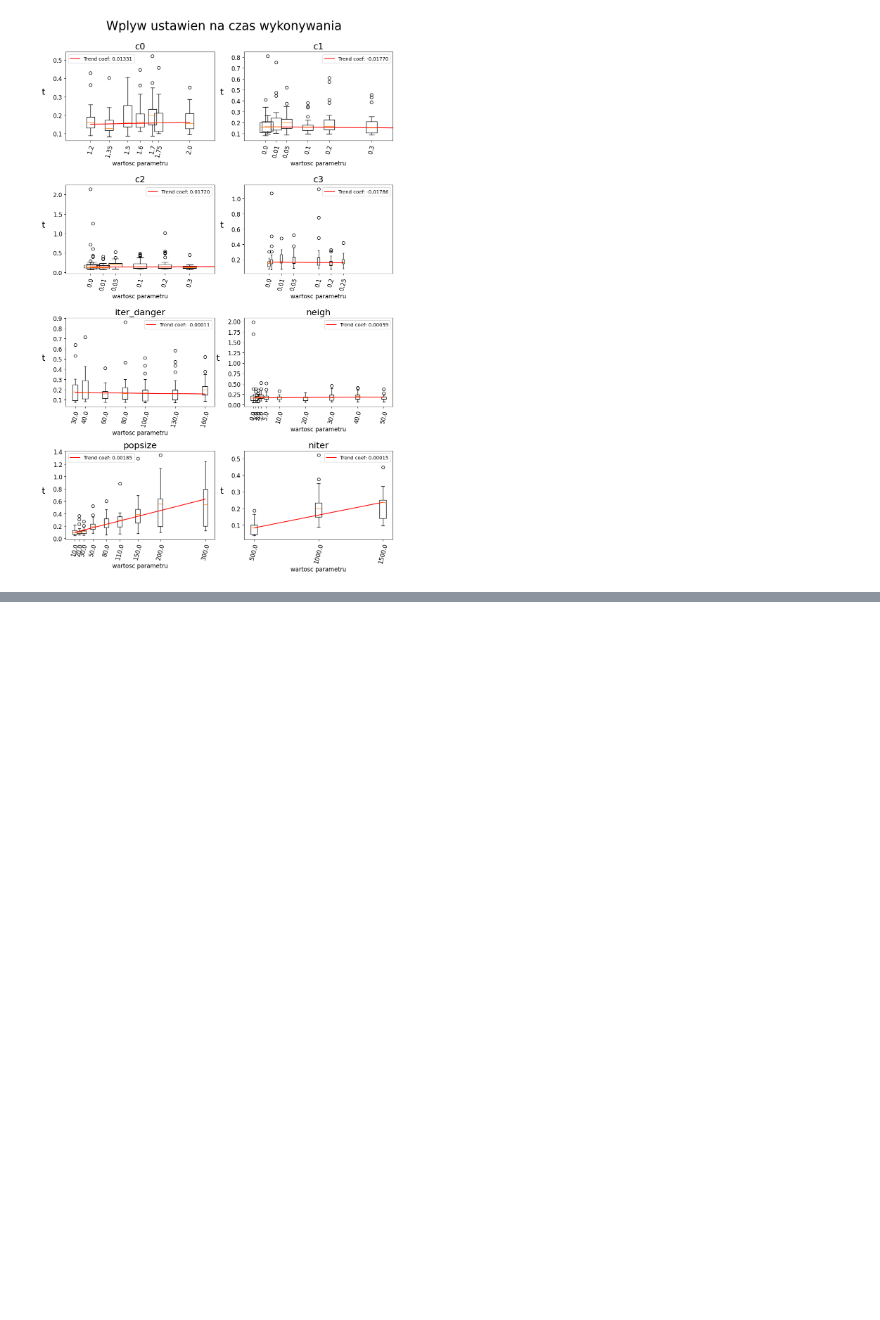
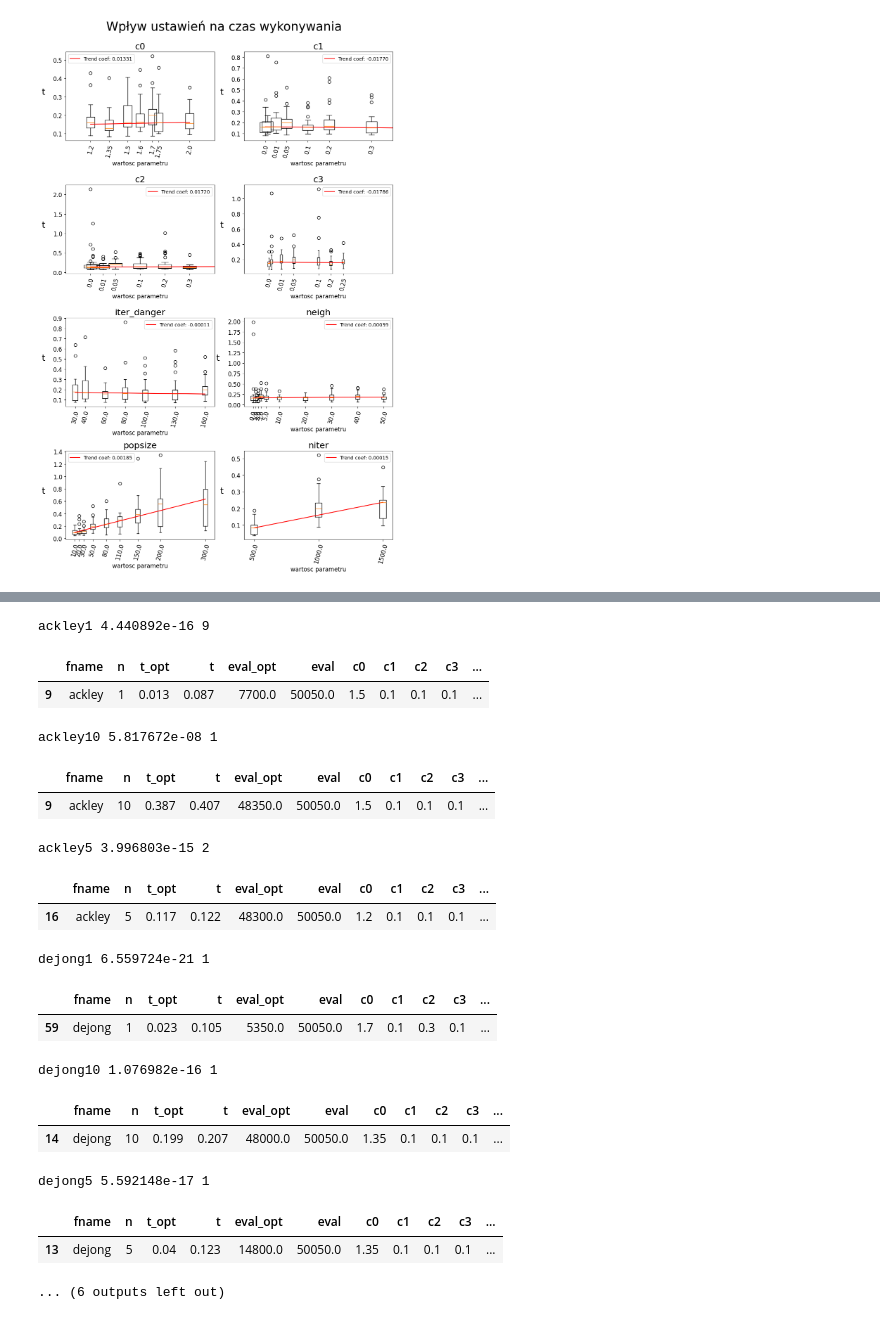
Before and after one commit to isso1550/MSWIO_24Z, a Jupyter notebook: cw10/analiza.ipynb, the cells around one changed output, grey strips where cells are left out. Saved outputs shown, nothing was run; the diff lists cells and outputs as text; code cells hidden in the pictures; blank space fills up the shorter version.

```diff
--- a/cw10/analiza.ipynb
+++ b/cw10/analiza.ipynb
@@ -229,0 +360,28 @@ Name: 999, dtype: float64
+# %%
+#zaklada ze df to wyniki pojedynczych przeszukan wczytanych duzo wczesniej
+pd.set_option('display.max_columns', None)
+gb = df.groupby(by='g')
+gbdf = gb.min(numeric_only=True)
+for g, val in zip(gbdf.index, gbdf['y'].values):
+    print(g,val, df[(df['g']==g) & (df['y']==val)].shape[0])
+    display(df[(df['g']==g) & (df['y']==val)].head(1))
+# %% [output]
+ackley1 4.440892e-16 9
+|  | fname | n | t_opt | t | eval_opt | eval | c0 | c1 | c2 | c3 | ... |
+| 9 | ackley | 1 | 0.013 | 0.087 | 7700.0 | 50050.0 | 1.5 | 0.1 | 0.1 | 0.1 | ... |
+ackley10 5.817672e-08 1
+|  | fname | n | t_opt | t | eval_opt | eval | c0 | c1 | c2 | c3 | ... |
+| 9 | ackley | 10 | 0.387 | 0.407 | 48350.0 | 50050.0 | 1.5 | 0.1 | 0.1 | 0.1 | ... |
+ackley5 3.996803e-15 2
+|  | fname | n | t_opt | t | eval_opt | eval | c0 | c1 | c2 | c3 | ... |
+| 16 | ackley | 5 | 0.117 | 0.122 | 48300.0 | 50050.0 | 1.2 | 0.1 | 0.1 | 0.1 | ... |
+dejong1 6.559724e-21 1
+|  | fname | n | t_opt | t | eval_opt | eval | c0 | c1 | c2 | c3 | ... |
+| 59 | dejong | 1 | 0.023 | 0.105 | 5350.0 | 50050.0 | 1.7 | 0.1 | 0.3 | 0.1 | ... |
+dejong10 1.076982e-16 1
+|  | fname | n | t_opt | t | eval_opt | eval | c0 | c1 | c2 | c3 | ... |
+| 14 | dejong | 10 | 0.199 | 0.207 | 48000.0 | 50050.0 | 1.35 | 0.1 | 0.1 | 0.1 | ... |
+dejong5 5.592148e-17 1
+|  | fname | n | t_opt | t | eval_opt | eval | c0 | c1 | c2 | c3 | ... |
+| 13 | dejong | 5 | 0.04 | 0.123 | 14800.0 | 50050.0 | 1.35 | 0.1 | 0.1 | 0.1 | ... |
+... (6 outputs left out)
```
Also changed, not shown: parts of 8 cells of this notebook, 17 other files.
